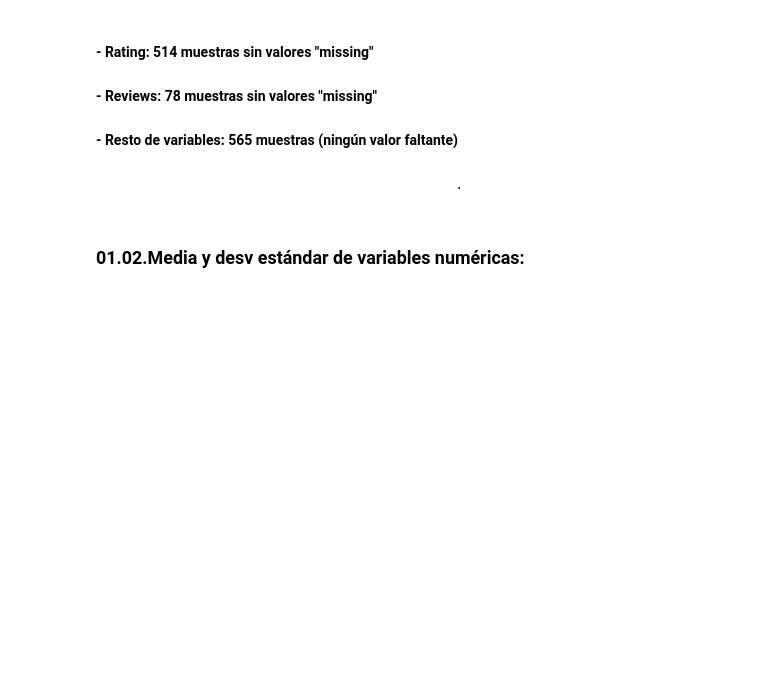
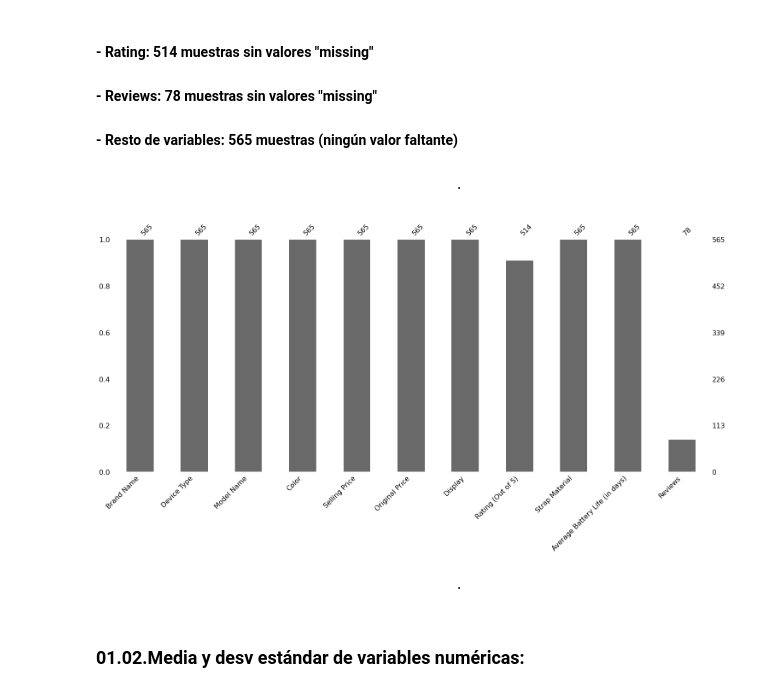
Before and after one commit to AlvaroSimonMerino/TrainingPython, a Jupyter notebook: 01_Python/01_PracticaPython/02_Codigo/PracticaPython_POCD.ipynb, the cells around one changed output. Cells and saved outputs as stored; diff of their text form; code cells hidden in the pictures; blank space fills up the shorter version.

```diff
--- a/01_Python/01_PracticaPython/02_Codigo/PracticaPython_POCD.ipynb
+++ b/01_Python/01_PracticaPython/02_Codigo/PracticaPython_POCD.ipynb
@@ -148,6 +159,13 @@ memory usage: 48.7+ KB
 ####       - Resto de variables: 565 muestras (ningún valor faltante)
 # %% [markdown]
                                                 .
+# %%
+# Se pueden visualizar los valores faltantes con la librería missingno
+nan_bar = msno.bar(fitness_df)
+# %% [output]
+[figure, added]
+# %% [markdown]
+                                                .
 # %% [markdown]
 ### 01.02.Media y desv estándar de variables numéricas:  <a class="anchor" id="01.02.Media-y-desv-estándar-de-variables-numéricas:"></a>
 # %%
```
Also changed, not shown: parts of 42 cells of this notebook.
